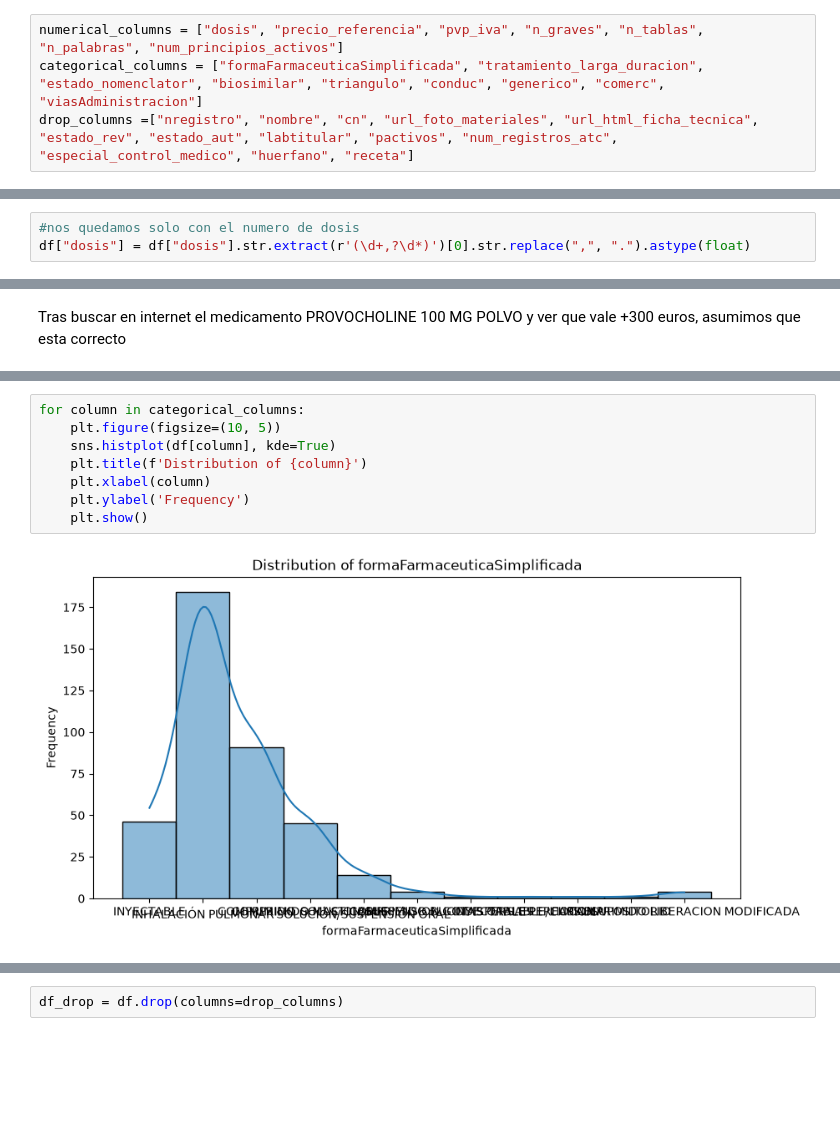
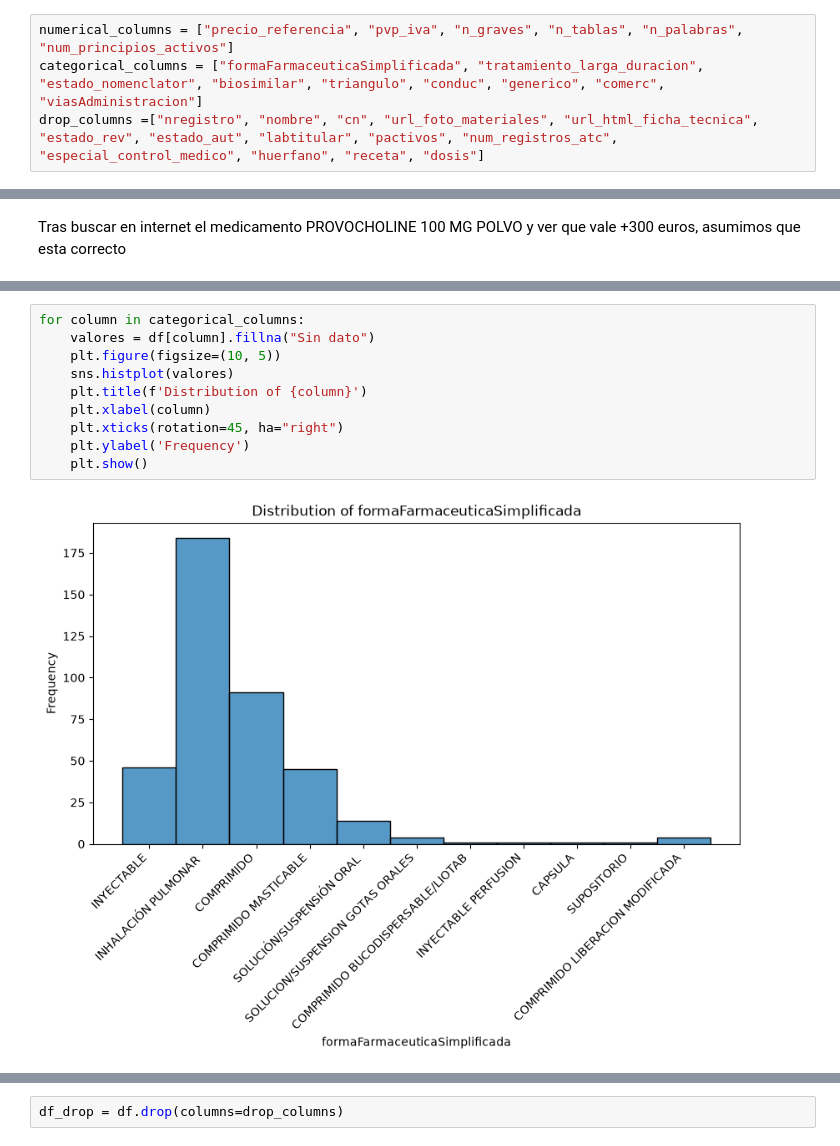
Before and after one commit to alvarofernandezsanchez/proyecto-asma, a Jupyter notebook: src/proyecto_asma/eda.ipynb, the cells around one changed output, grey strips where cells are left out. Drawn from its saved outputs; the diff is of its cells as text; blank space fills up the shorter version.

```diff
--- a/src/proyecto_asma/eda.ipynb
+++ b/src/proyecto_asma/eda.ipynb
@@ -107,7 +159,7 @@ especial_control_medico
 NO    307
 Name: count, dtype: int64
 # %%
-numerical_columns = ["dosis", "precio_referencia", "pvp_iva", "n_graves", "n_tablas", "n_palabras", "num_principios_activos"]
+numerical_columns = ["precio_referencia", "pvp_iva", "n_graves", "n_tablas", "n_palabras", "num_principios_activos"]
 categorical_columns = ["formaFarmaceuticaSimplificada", "tratamiento_larga_duracion", "estado_nomenclator", "biosimilar", "triangulo", "conduc", "generico", "comerc", "viasAdministracion"]
-drop_columns =["nregistro", "nombre", "cn", "url_foto_materiales", "url_html_ficha_tecnica", "estado_rev", "estado_aut", "labtitular", "pactivos", "num_registros_atc", "especial_control_medico", "huerfano", "receta"]
+drop_columns =["nregistro", "nombre", "cn", "url_foto_materiales", "url_html_ficha_tecnica", "estado_rev", "estado_aut", "labtitular", "pactivos", "num_registros_atc", "especial_control_medico", "huerfano", "receta", "dosis"]
 # %% [markdown]
@@ -121,3 +166,0 @@ Name: count, dtype: int64
-# %%
-#nos quedamos solo con el numero de dosis
-df["dosis"] = df["dosis"].str.extract(r'(\d+,?\d*)')[0].str.replace(",", ".").astype(float)
@@ -204,10 +208,12 @@ Tras buscar en internet el medicamento PROVOCHOLINE 100 MG POLVO y ver que vale
 # %%
 for column in categorical_columns:
+    valores = df[column].fillna("Sin dato")
     plt.figure(figsize=(10, 5))
-    sns.histplot(df[column], kde=True)
+    sns.histplot(valores)
     plt.title(f'Distribution of {column}')
     plt.xlabel(column)
+    plt.xticks(rotation=45, ha="right")
     plt.ylabel('Frequency')
     plt.show()
 # %% [output]
-[figure, old version]
+[figure, new version]
```
Also changed, not shown: parts of 41 cells of this notebook, 2 other files.
